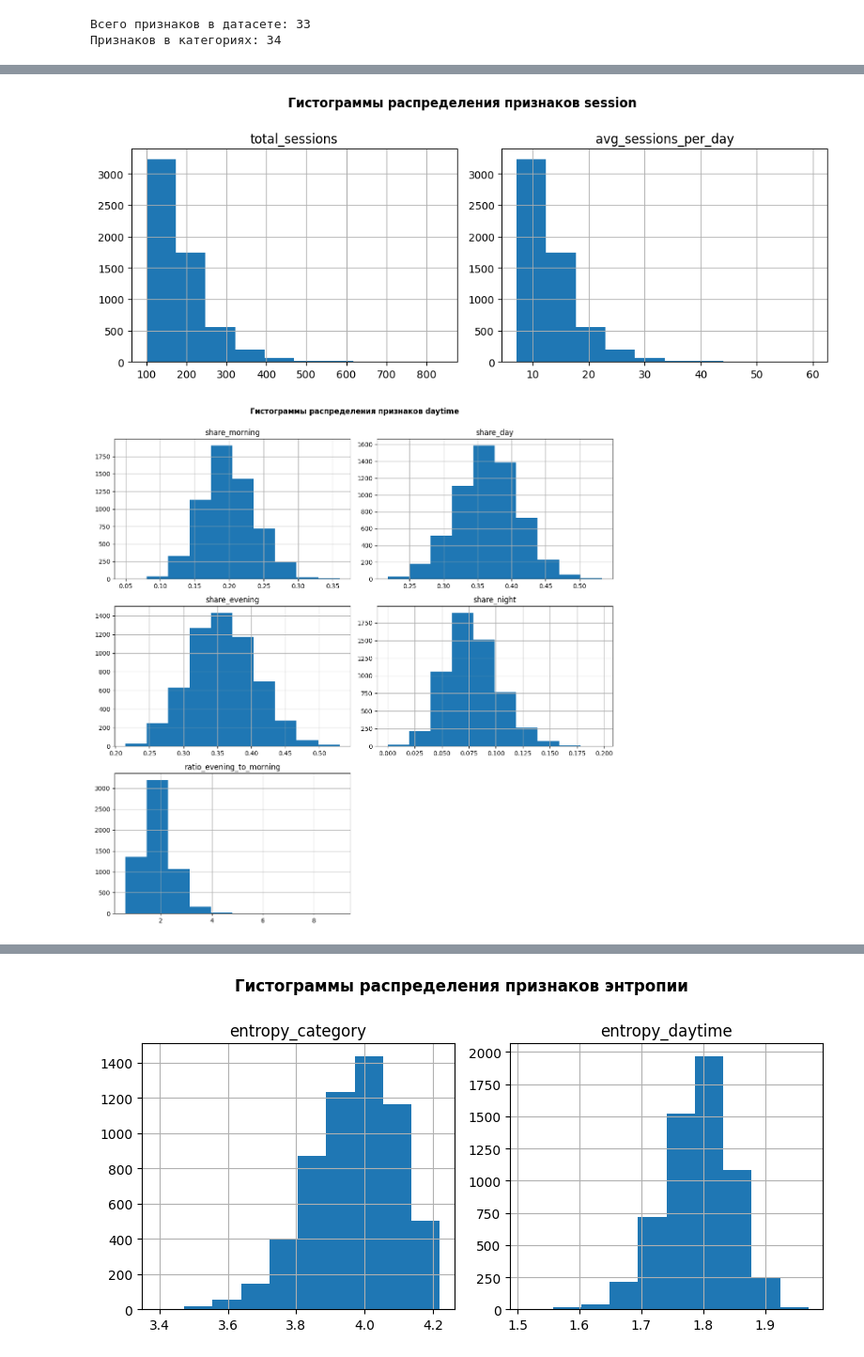
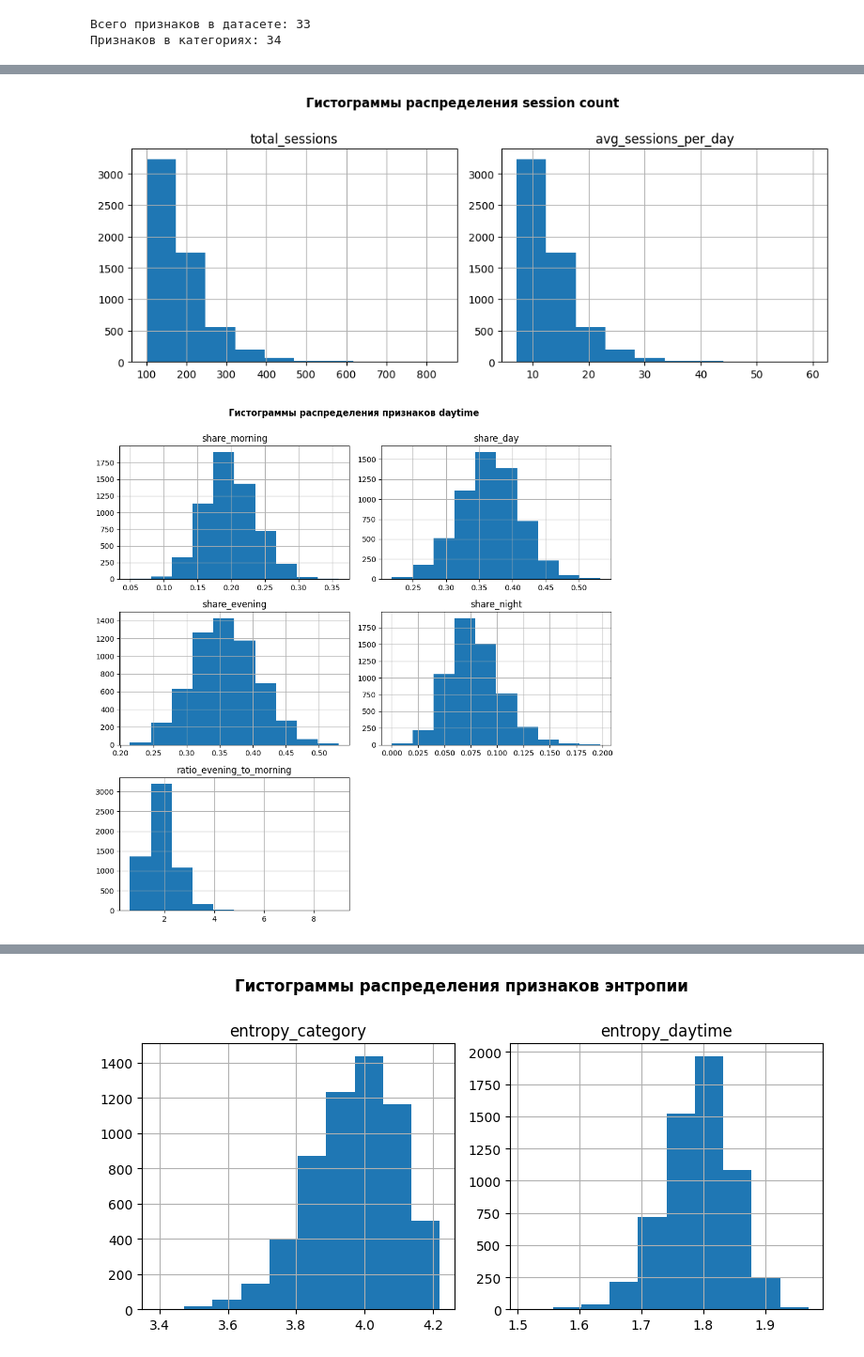
Before and after one commit to TemaQDX/project_module_03_yeti, a Jupyter notebook: project_module_03_yeti_Artem_Burov.ipynb, the cells around one changed output, grey strips where cells are left out. Shown at 94% size. Drawn from its saved outputs; the diff is of its cells as text; code cells hidden in the pictures.

```diff
--- a/project_module_03_yeti_Artem_Burov.ipynb
+++ b/project_module_03_yeti_Artem_Burov.ipynb
@@ -886,19 +912,19 @@ num_entropy_features = ['entropy_category','entropy_daytime']
 # %%
 # Посмотрим на количественные признаки них на графиках.
 df_users_logs[num_session_features].hist(figsize=(10, 4))
-plt.suptitle('Гистограммы распределения признаков session', fontsize=12, fontweight='bold')
+plt.suptitle('Гистограммы распределения session count', fontsize=12, fontweight='bold')
 plt.tight_layout(rect=[0, 0, 1, 0.98])
 plt.show()
 # %% [output]
-[figure, old version]
+[figure, new version]
 # %%
 # Посмотрим на количественные признаки них на графиках.
-df_users_logs[num_share_dt_features].hist(figsize=(12, 12))
+df_users_logs[num_share_dt_features].hist(figsize=(10, 10))
 plt.suptitle('Гистограммы распределения признаков daytime', fontsize=12, fontweight='bold')
 plt.tight_layout(rect=[0, 0, 1, 0.98])
 plt.show()
 # %% [output]
-[figure, old version]
+[figure, new version]
 # %%
 # Посмотрим на количественные признаки них на графиках.
 df_users_logs[num_share_category].hist(figsize=(18, 16))
```
Also changed, not shown: parts of 19 cells of this notebook.
